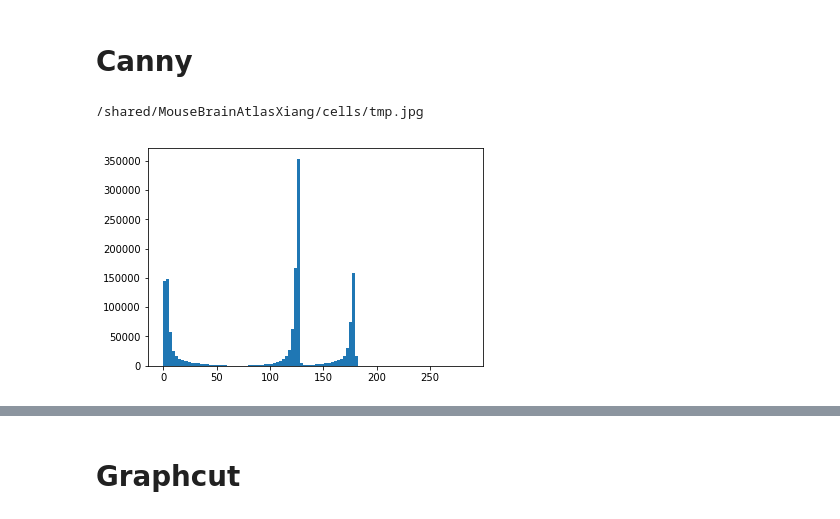
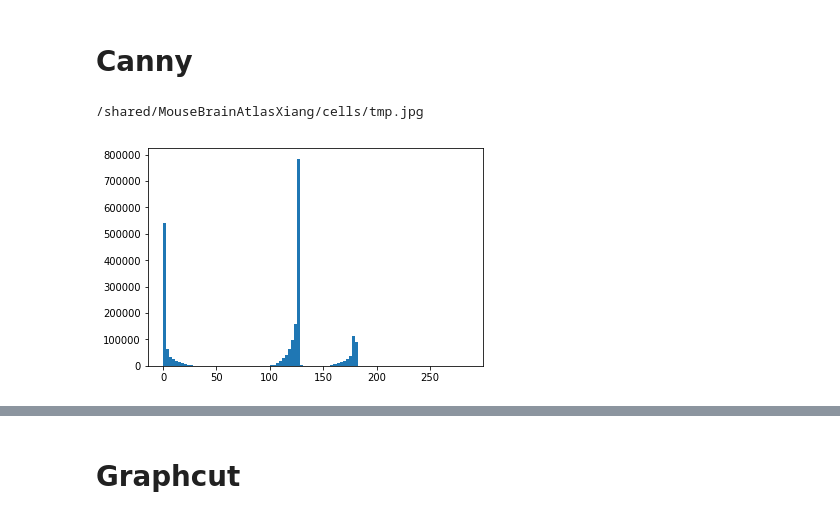
Before and after one commit to xiangjiph/MouseBrainAtlas, a Jupyter notebook: cells/detect_cells_alternatives-Copy1.ipynb, the cells around one changed output, grey strips where cells are left out. Saved outputs shown, nothing was run; the diff lists cells and outputs as text; code cells hidden in the pictures.

```diff
--- a/cells/detect_cells_alternatives-Copy1.ipynb
+++ b/cells/detect_cells_alternatives-Copy1.ipynb
@@ -50,9 +43,9 @@ max_blob_area = 10000
 # %%
 from skimage.color import rgb2hsv
 # %%
-sec = 192
+sec = 200
 img_filename = DataManager.get_image_filepath(stack=stack, section=sec, resol='lossless', version='cropped')
-img_cropped = imread(img_filename)[5700:6700, 3000:4500]
+img_cropped = imread(img_filename)[9000:10500, 3000:4500]
 im_cropped_h, im_cropped_w = img_cropped.shape[:2]
 
 im_cropped = img_as_ubyte(rgb2gray(img_cropped))
@@ -153,13 +148,14 @@ plt.show();
 # %%
-gy, gx = np.gradient(im_cropped_autoleveled)
+
+gy, gx = np.gradient(scipy.ndimage.filters.gaussian_filter(im_cropped_autoleveled,2))
 g = np.sqrt(gx**2 + gy**2)
 
 plt.hist(g.flatten(), bins=100);
 viz = plt.cm.gray(g);
 display_image(viz)
 # %% [output]
 /shared/MouseBrainAtlasXiang/cells/tmp.jpg
-[figure, old version]
+[figure, new version]
 # %%
 gr = (g - 50.)/(200.-50.)
 gr = np.minimum(np.maximum(gr, 0), 1)
```
Also changed, not shown: parts of 10 cells of this notebook, 1 other file.
